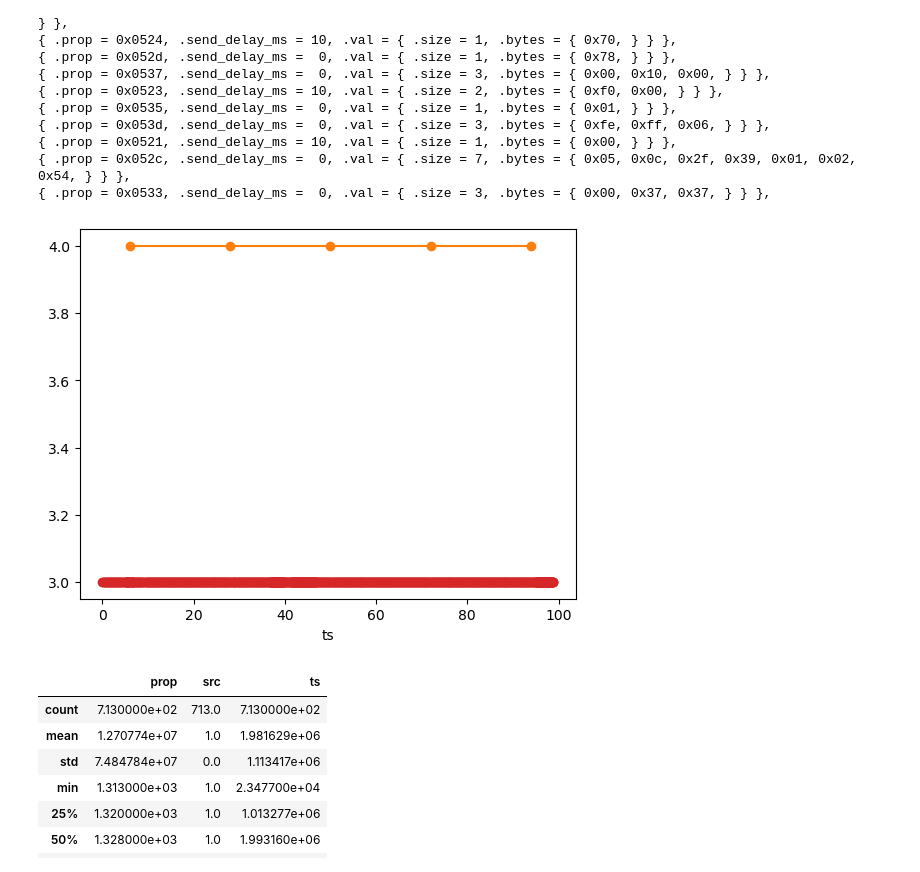
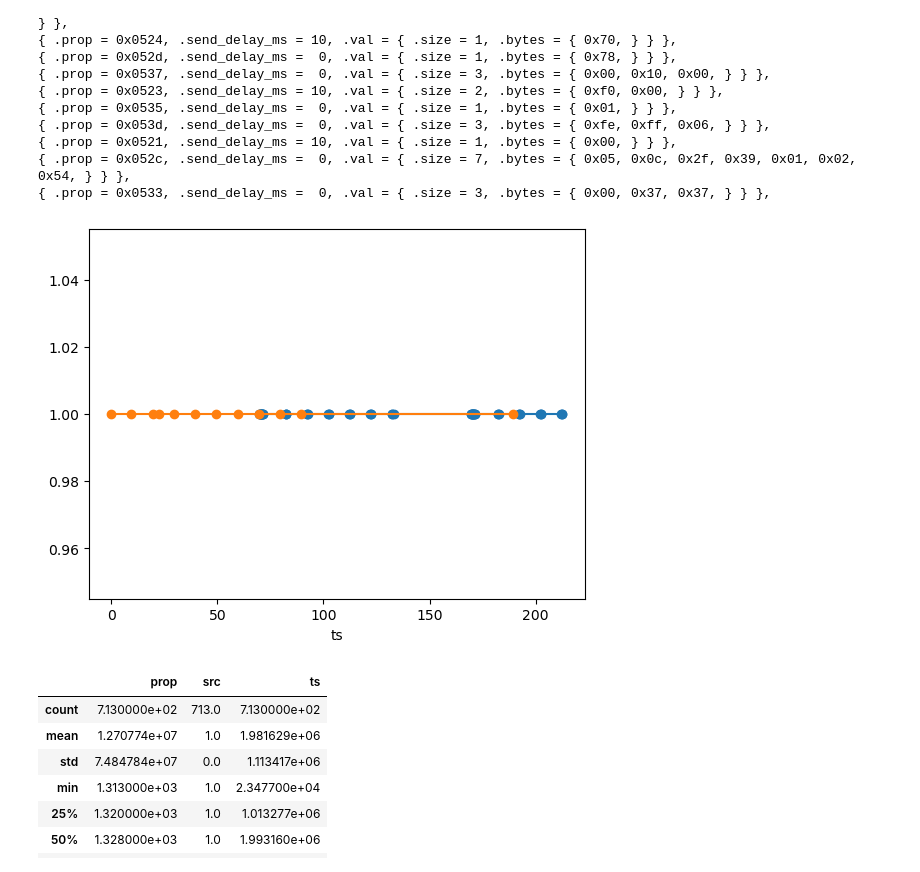
Before and after one commit to oryjkov/car-automation, a Jupyter notebook: canmiddle_sw/py/notebook copy.ipynb, the cells around one changed output. Saved outputs shown, nothing was run; the diff lists cells and outputs as text; code cells hidden in the pictures.

```diff
--- a/canmiddle_sw/py/notebook copy.ipynb
+++ b/canmiddle_sw/py/notebook copy.ipynb
@@ -116,27 +95,27 @@ print_to_c(df[(df.ts>80) & (df.ts<140) & (df.src==1)])
 # %%
 # plot by source and separate the extended ids
 df = df.set_index(df.ts)
 #df = df[df.ts<1000]
 # First response from 1
 #print("first message from 1:\n", df[(df.ts>0) & (df.ts<30) & (df.src==1)])
 
 #print("message groups from 1:\n", df[(df.ts>80) & (df.ts<140) & (df.src==1)])
 
 #df = df[(df.ts>0) & (df.ts<412) & (df.src==2)]
 def plot_by_src(df):
-	for src in [4,3, 3.5, 4.5]:
+	for src in [1,2]:
 		df[(df.src==src) & (df.prop < 2000)].src.plot(marker='o')
 		df[(df.src==src) & (df.prop > 2000)].src.plot(marker='o')
 burst = df[(df.ts>90) & (df.ts<95)]
 #burst = df[(df.ts>140) & (df.ts<220)]
 #print_to_c(burst_from_1)
 plot_by_src(df[(df.ts<220)])
 #plot_by_src(df[(df.ts>140) & (df.ts<220)])
 
 #plot_by_src(df[(df.ts>100) & (df.ts<125) & (df.src==3)])
 #print_to_c(df[(df.ts>100) & (df.ts<125) & (df.src==2)])
 # %% [output]
-[figure, old version]
+[figure, new version]
 # %%
 df[df.src==1].describe()
 # %% [output]
```
Also changed, not shown: parts of 3 cells of this notebook, 1 other file.
